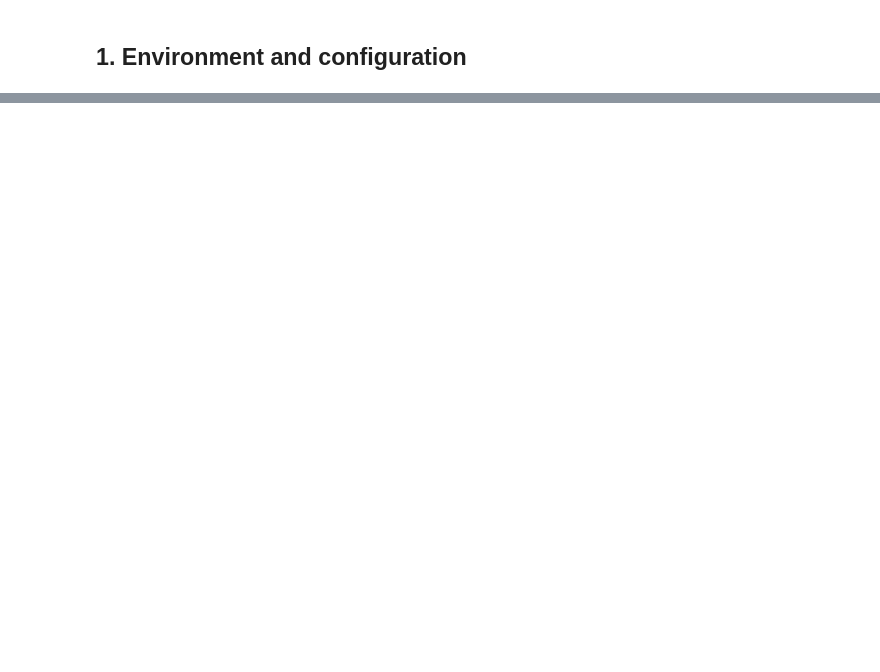
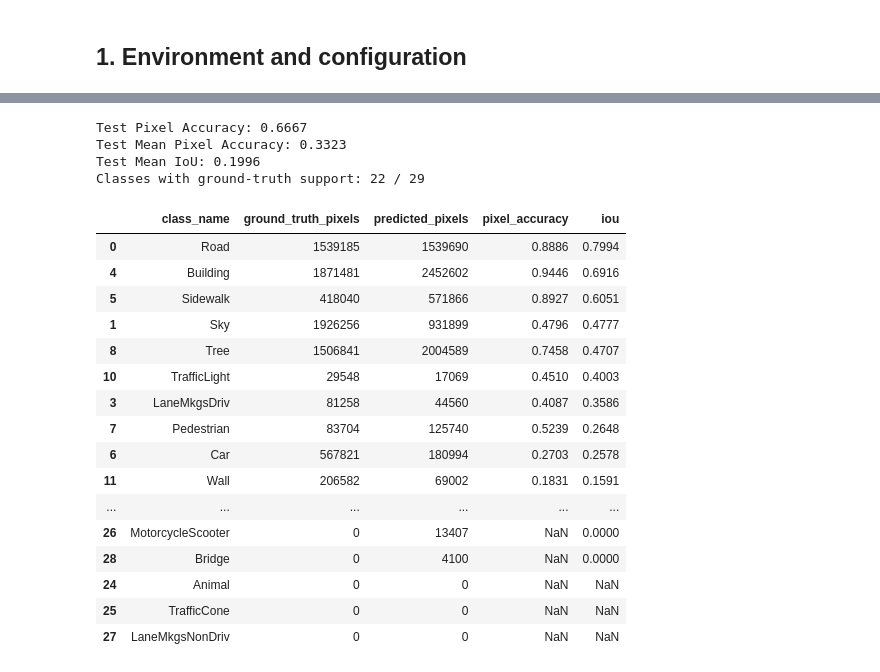
Before and after one commit to saravana-selvaraj-tech/AAI-521-Project, a Jupyter notebook: notebooks/06_improved_segmentation_unet_resnet18.ipynb, the cells around one changed output, grey strips where cells are left out. Cells and saved outputs as stored; diff of their text form; code cells hidden in the pictures; blank space fills up the shorter version.

```diff
--- a/notebooks/06_improved_segmentation_unet_resnet18.ipynb
+++ b/notebooks/06_improved_segmentation_unet_resnet18.ipynb
@@ -127,0 +1834,60 @@ print("Class mapping validation passed.")
+# %%
+# Evaluate on the test set
+test_device_loader = get_device_loader(test_loader)
+
+test_confusion = calculate_confusion_matrix(
+    model,
+    test_device_loader,
+    DEVICE,
+    NUM_CLASSES
+)
+
+test_metrics = calculate_segmentation_metrics(
+    test_confusion,
+    active_classes_df["class_name"].tolist()
+)
+
+print("Test Pixel Accuracy:",
+      round(test_metrics["pixel_accuracy"], 4))
+
+print("Test Mean Pixel Accuracy:",
+      round(test_metrics["mean_pixel_accuracy"], 4))
+
+print("Test Mean IoU:",
+      round(test_metrics["mean_iou"], 4))
+
+print(
+    "Classes with ground-truth support:",
+    test_metrics["supported_classes"],
+    "/",
+    NUM_CLASSES
+)
+
+display(
+    test_metrics["class_metrics"].sort_values(
+        "iou",
+        ascending=False
+    ).round(4)
+)
+# %% [output]
+Test Pixel Accuracy: 0.6667
+Test Mean Pixel Accuracy: 0.3323
+Test Mean IoU: 0.1996
+Classes with ground-truth support: 22 / 29
+|  | class_name | ground_truth_pixels | predicted_pixels | pixel_accuracy | iou |
+| 0 | Road | 1539185 | 1539690 | 0.8886 | 0.7994 |
+| 4 | Building | 1871481 | 2452602 | 0.9446 | 0.6916 |
+| 5 | Sidewalk | 418040 | 571866 | 0.8927 | 0.6051 |
+| 1 | Sky | 1926256 | 931899 | 0.4796 | 0.4777 |
+| 8 | Tree | 1506841 | 2004589 | 0.7458 | 0.4707 |
+| 10 | TrafficLight | 29548 | 17069 | 0.4510 | 0.4003 |
+| 3 | LaneMkgsDriv | 81258 | 44560 | 0.4087 | 0.3586 |
+| 7 | Pedestrian | 83704 | 125740 | 0.5239 | 0.2648 |
+| 6 | Car | 567821 | 180994 | 0.2703 | 0.2578 |
+| 11 | Wall | 206582 | 69002 | 0.1831 | 0.1591 |
+| ... | ... | ... | ... | ... | ... |
+| 26 | MotorcycleScooter | 0 | 13407 | NaN | 0.0000 |
+| 28 | Bridge | 0 | 4100 | NaN | 0.0000 |
+| 24 | Animal | 0 | 0 | NaN | NaN |
+| 25 | TrafficCone | 0 | 0 | NaN | NaN |
+| 27 | LaneMkgsNonDriv | 0 | 0 | NaN | NaN |
```
Also changed, not shown: parts of 52 cells of this notebook, 6 other files.
